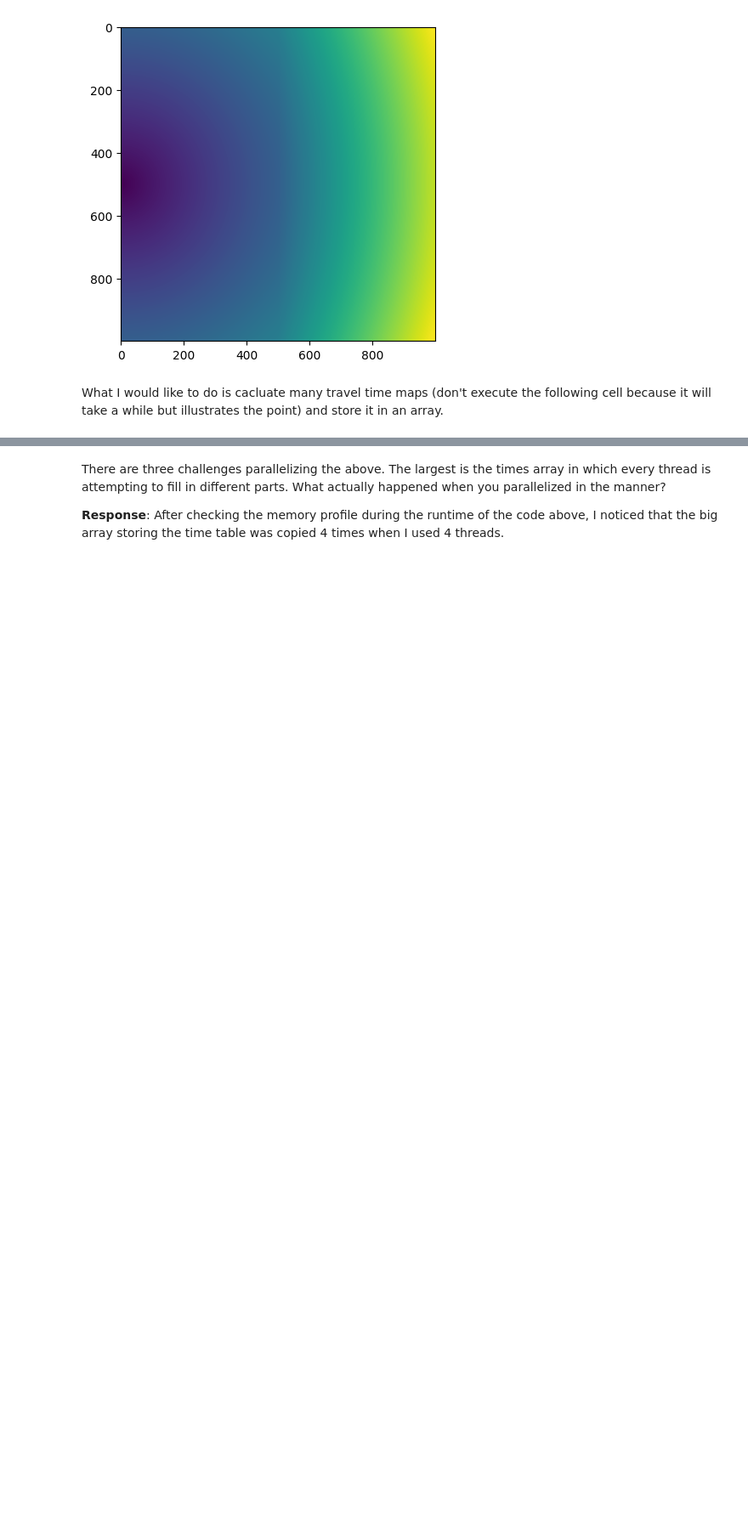
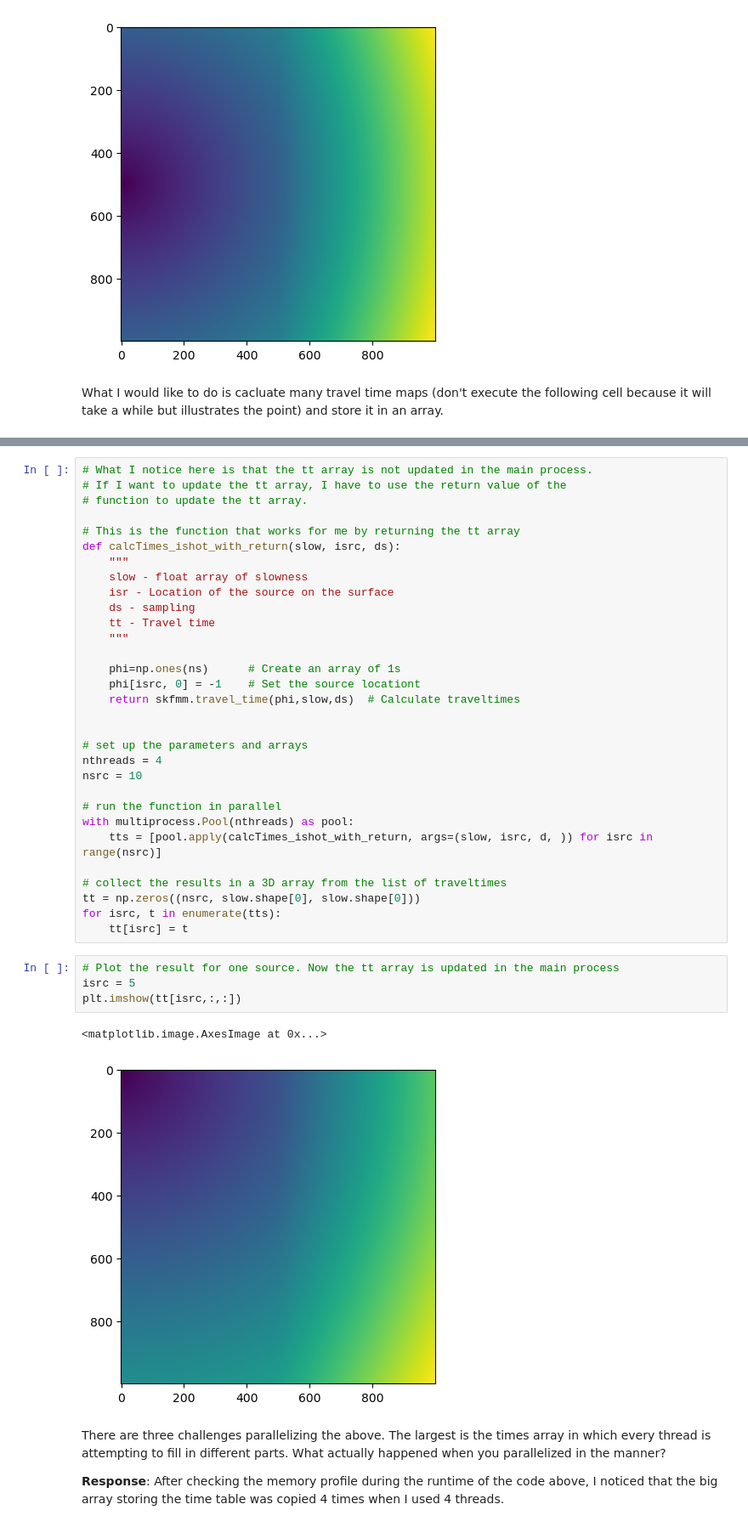
Before and after one commit to Haipeng-ustc/GP257-class, a Jupyter notebook: TBD_Lab5_Multiprocessing/notebook.ipynb, the cells around one changed output, grey strips where cells are left out. Shown: that part at 85% size. Cells and saved outputs as stored; diff of their text form; blank space fills up the shorter version.

```diff
--- a/TBD_Lab5_Multiprocessing/notebook.ipynb
+++ b/TBD_Lab5_Multiprocessing/notebook.ipynb
@@ -385,3 +388,41 @@ for isrc, t in enumerate(tts):
+# %%
+# What I notice here is that the tt array is not updated in the main process.
+# If I want to update the tt array, I have to use the return value of the
+# function to update the tt array.
+
+# This is the function that works for me by returning the tt array
+def calcTimes_ishot_with_return(slow, isrc, ds):
+    """
+    slow - float array of slowness
+    isr - Location of the source on the surface
+    ds - sampling
+    tt - Travel time
+    """
+
+    phi=np.ones(ns)      # Create an array of 1s
+    phi[isrc, 0] = -1    # Set the source locationt
+    return skfmm.travel_time(phi,slow,ds)  # Calculate traveltimes
+
+
+# set up the parameters and arrays
+nthreads = 4
+nsrc = 10
+
+# run the function in parallel
+with multiprocess.Pool(nthreads) as pool:
+    tts = [pool.apply(calcTimes_ishot_with_return, args=(slow, isrc, d, )) for isrc in range(nsrc)]
+
+# collect the results in a 3D array from the list of traveltimes
+tt = np.zeros((nsrc, slow.shape[0], slow.shape[0]))
+for isrc, t in enumerate(tts):
+    tt[isrc] = t
+# %%
+# Plot the result for one source. Now the tt array is updated in the main process
+isrc = 5
+plt.imshow(tt[isrc,:,:])
+# %% [output]
+<matplotlib.image.AxesImage at 0x...>
+[figure, added]
 # %% [markdown]
 There are three challenges parallelizing the above.  The largest is the times array in which every thread is attempting to fill in different parts. What actually happened when you parallelized in the manner?
 
```
Also changed, not shown: parts of 18 cells of this notebook, 18 other files.
